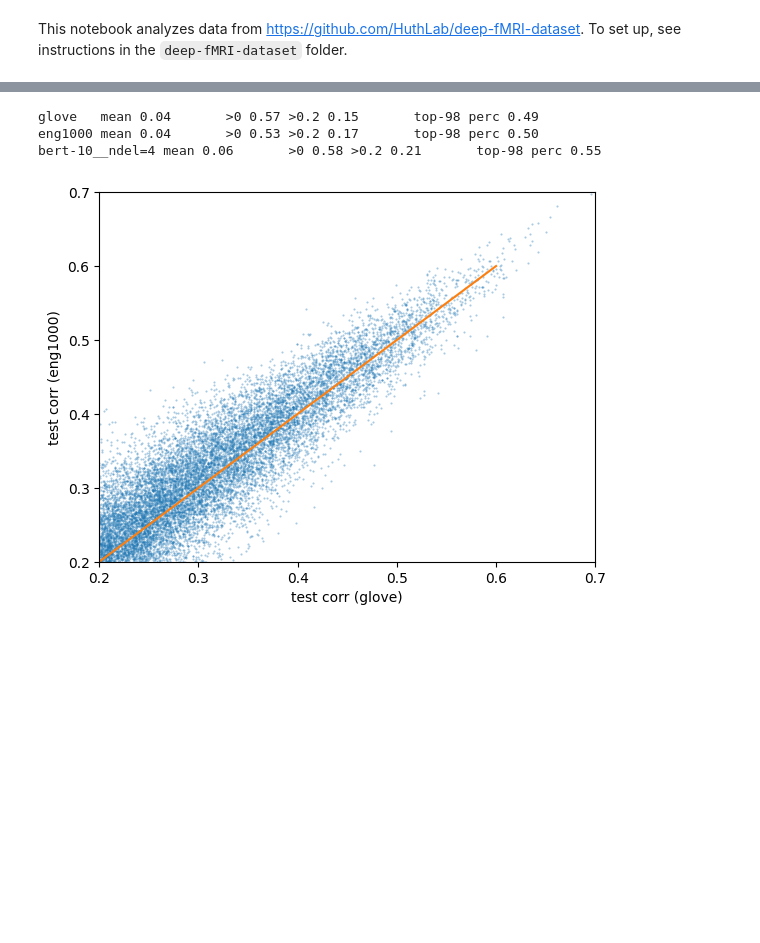
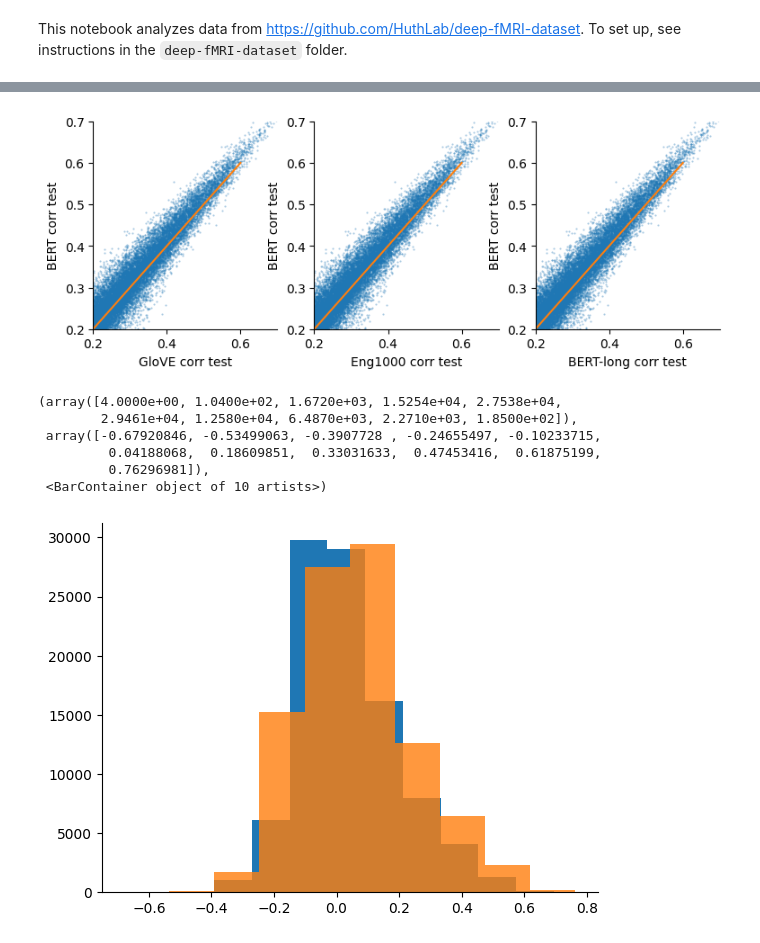
Before and after one commit to microsoft/augmented-interpretable-models, a Jupyter notebook: experimental/fmri/notebooks/01_encoding.ipynb, the cells around one changed output, grey strips where cells are left out. Drawn from its saved outputs; the diff is of its cells as text; code cells hidden in the pictures; blank space fills up the shorter version.

```diff
--- a/experimental/fmri/notebooks/01_encoding.ipynb
+++ b/experimental/fmri/notebooks/01_encoding.ipynb
@@ -85,19 +105,47 @@ plt.show()
-# %%
-plt.plot(corrs['glove'], corrs['eng1000'], '.', alpha=0.4, ms=1)
-plt.plot([-.4, .6], [-.4, .6])
-plt.xlim([0.2, .7])
-plt.ylim([0.2, 0.7])
-plt.xlabel('test corr (glove)')
-plt.ylabel('test corr (eng1000)')
-plt.show()
-# %% [output]
-glove   mean 0.04       >0 0.57 >0.2 0.15       top-98 perc 0.49
-eng1000 mean 0.04       >0 0.53 >0.2 0.17       top-98 perc 0.50
-bert-10__ndel=4 mean 0.06       >0 0.58 >0.2 0.21       top-98 perc 0.55
-[figure, removed]
+# %%
+R, C = 1, 3
+glove = 'glove__ndel=4'
+bert = 'bert-10__ndel=4'
+bert_long = 'bert-20__ndel=4'
+eng1000 = 'eng1000__ndel=4'
+
+def set_axes():
+    plt.plot([-.4, .6], [-.4, .6])
+    plt.xlim([0.2, .7])
+    plt.ylim([0.2, 0.7])
+    plt.ylabel('BERT corr test')
+
+
+plt.figure(figsize=(C * 3, R * 3))
+plt.subplot(R, C, 1)
+plt.plot(corrs[bert_long], corrs[bert], '.', alpha=0.4, ms=1)
+plt.xlabel('GloVE corr test')
+set_axes()
+
+plt.subplot(R, C, 2)
+plt.plot(corrs[bert_long], corrs[bert], '.', alpha=0.4, ms=1)
+plt.xlabel('Eng1000 corr test')
+set_axes()
+
+plt.subplot(R, C, 3)
+plt.plot(corrs[bert_long], corrs[bert], '.', alpha=0.4, ms=1)
+plt.xlabel('BERT-long corr test')
+set_axes()
+
+plt.show()
+# %% [output]
+[figure, added]
 # %%
-plt.hist(corrs['glove'])
-plt.hist(corrs['bert-10__ndel=4'], alpha=0.8)
+plt.hist(corrs[glove])
+plt.hist(corrs[bert], alpha=0.8)
+# %% [output]
+(array([4.0000e+00, 1.0400e+02, 1.6720e+03, 1.5254e+04, 2.7538e+04,
+        2.9461e+04, 1.2580e+04, 6.4870e+03, 2.2710e+03, 1.8500e+02]),
+ array([-0.67920846, -0.53499063, -0.3907728 , -0.24655497, -0.10233715,
+         0.04188068,  0.18609851,  0.33031633,  0.47453416,  0.61875199,
+         0.76296981]),
+ <BarContainer object of 10 artists>)
+[figure, added]
 # %%
 # compare two subjects
 corrs_glove_01 = np.load(join(results_dir, 'glove', 'UTS01', 'corrs.npz'))['arr_0']
```
Also changed, not shown: parts of 7 cells of this notebook, 4 other files.
